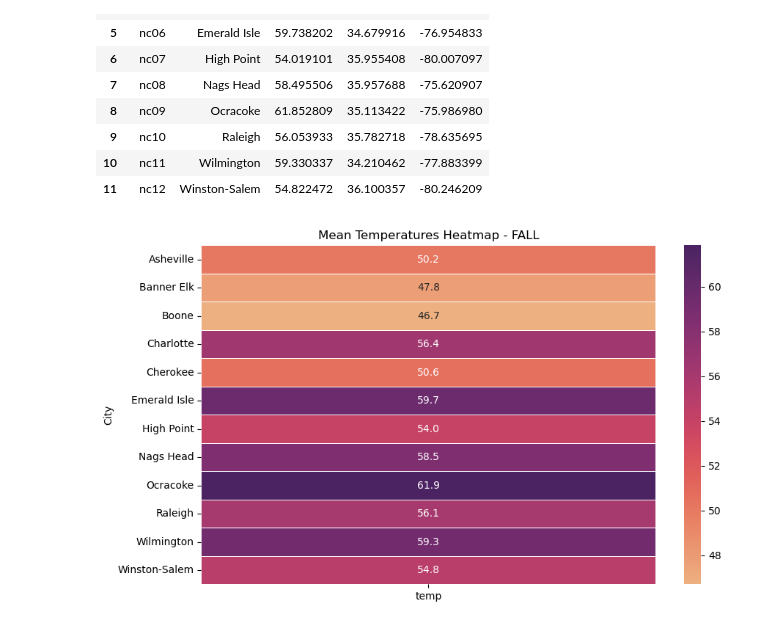
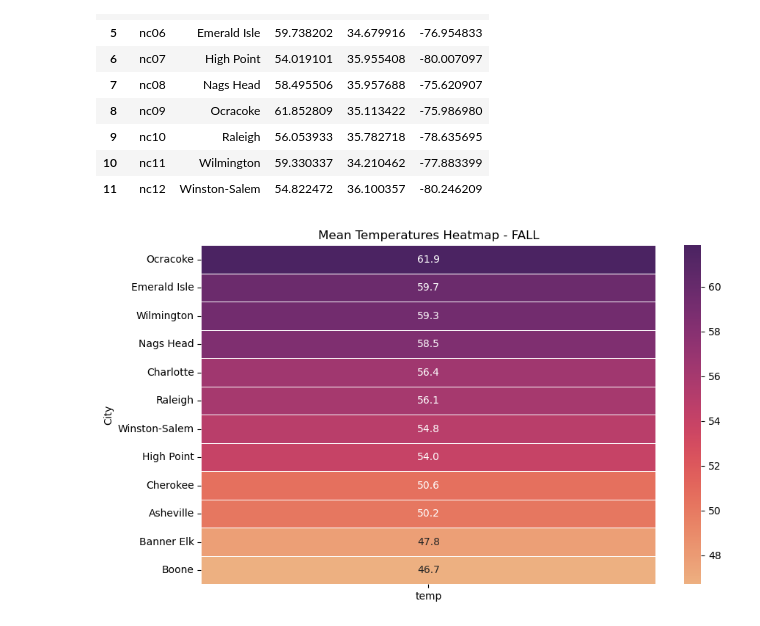
Before and after one commit to janthonyiv98/NC-Vacation-Data-Engineering, a Jupyter notebook: maps.ipynb, the cells around one changed output. Cells and saved outputs as stored; diff of their text form; code cells hidden in the pictures.

```diff
--- a/maps.ipynb
+++ b/maps.ipynb
@@ -243,11 +265,12 @@ fall
 # %%
 # Pivot the data for heatmap creation - FALL
 pivot_data = fall.pivot_table(index='City', values='temp', aggfunc='mean')
 
+pivot_data = pivot_data.sort_values(by='temp', ascending=False)
 
 plt.figure(figsize=(10, 6))
 sns.heatmap(pivot_data, cmap='flare', annot=True, fmt=".1f", linewidths=.5)
 plt.title('Mean Temperatures Heatmap - FALL')
 plt.show()
 # %% [output]
-[figure, old version]
+[figure, new version]
```
Also changed, not shown: parts of 6 cells of this notebook.
